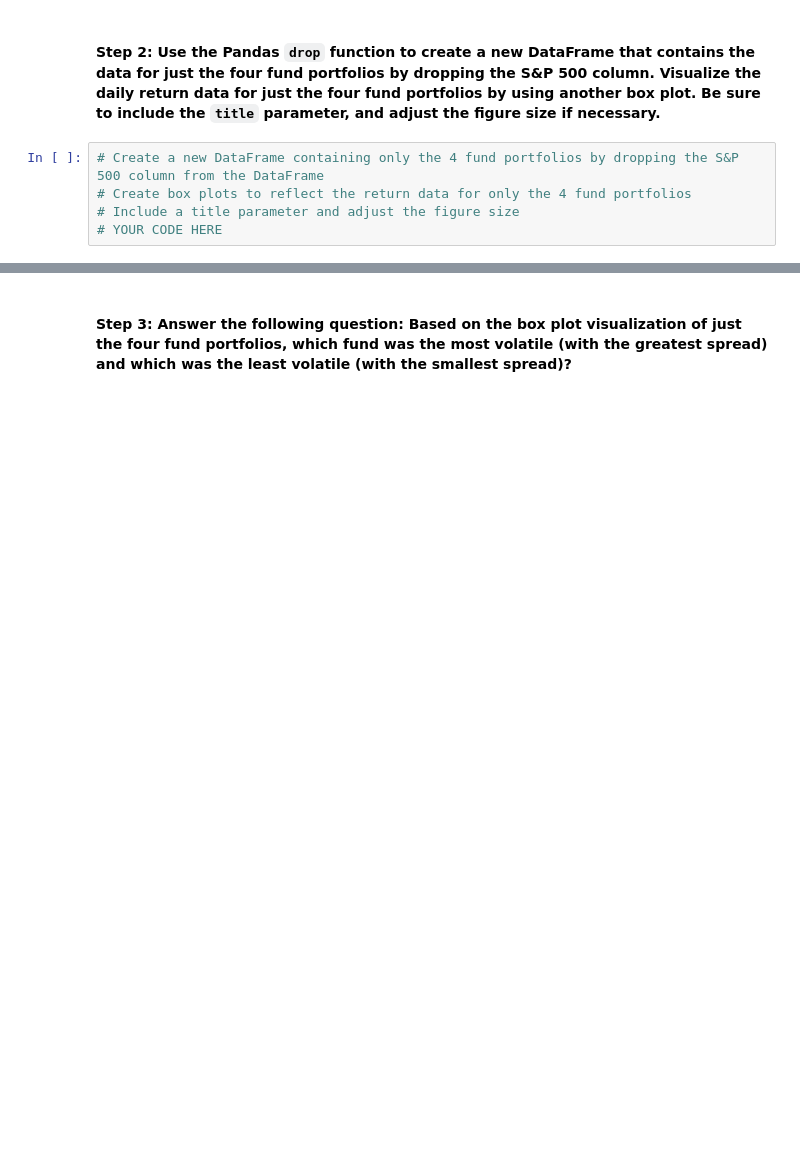
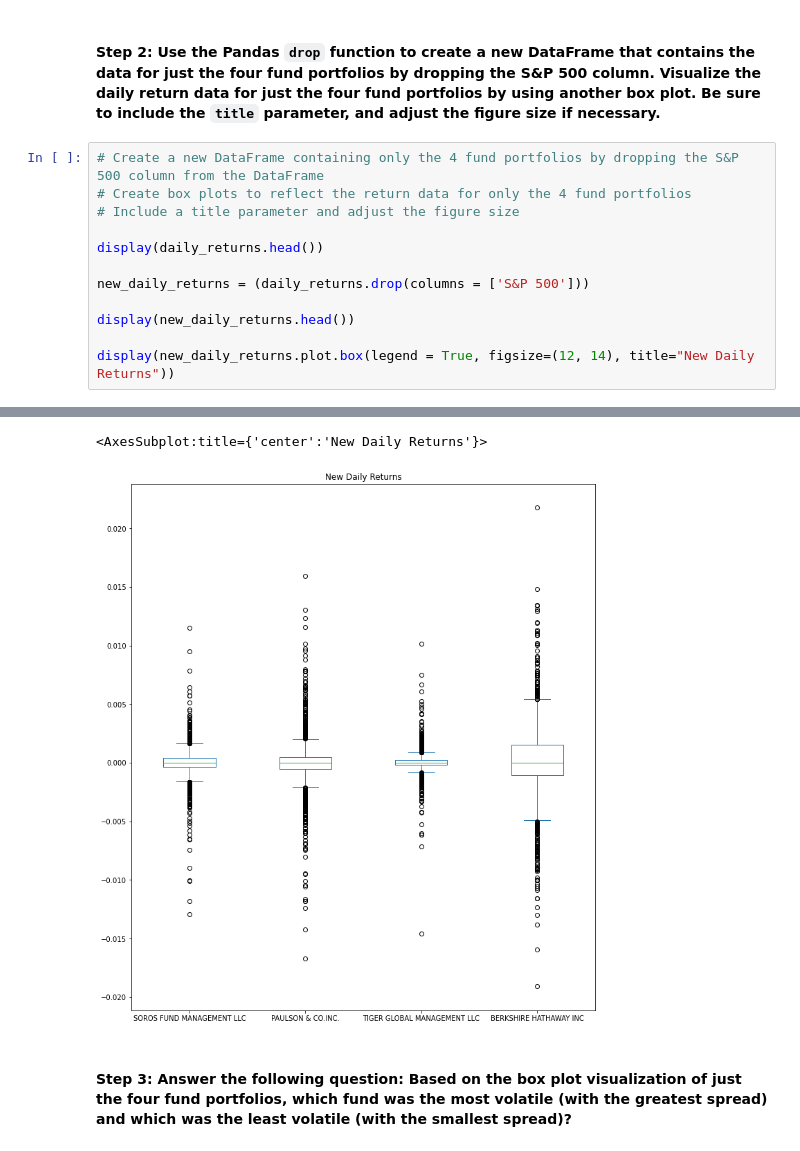
Before and after one commit to caltham/Challenge_4, a Jupyter notebook: risk_return_analysis.ipynb, the cells around one changed output, grey strips where cells are left out. Saved outputs shown, nothing was run; the diff lists cells and outputs as text; blank space fills up the shorter version.

```diff
--- a/risk_return_analysis.ipynb
+++ b/risk_return_analysis.ipynb
@@ -260,4 +265,12 @@ Analyze the volatility of each of the four fund portfolios and of the S&P 500 In
 # Create a new DataFrame containing only the 4 fund portfolios by dropping the S&P 500 column from the DataFrame
 # Create box plots to reflect the return data for only the 4 fund portfolios
 # Include a title parameter and adjust the figure size
-# YOUR CODE HERE
+
+display(daily_returns.head())
+
+new_daily_returns = (daily_returns.drop(columns = ['S&P 500']))
+
+display(new_daily_returns.head())
+
+display(new_daily_returns.plot.box(legend = True, figsize=(12, 14), title="New Daily Returns"))
+# %% [output]
@@ -264,3 +291,5 @@ Analyze the volatility of each of the four fund portfolios and of the S&P 500 In
+<AxesSubplot:title={'center':'New Daily Returns'}>
+[figure, added]
 # %% [markdown]
 #### Step 3: Answer the following question: Based on the box plot visualization of just the four fund portfolios, which fund was the most volatile (with the greatest spread) and which was the least volatile (with the smallest spread)?
 # %% [markdown]
```
Also changed, not shown: parts of 6 cells of this notebook.
